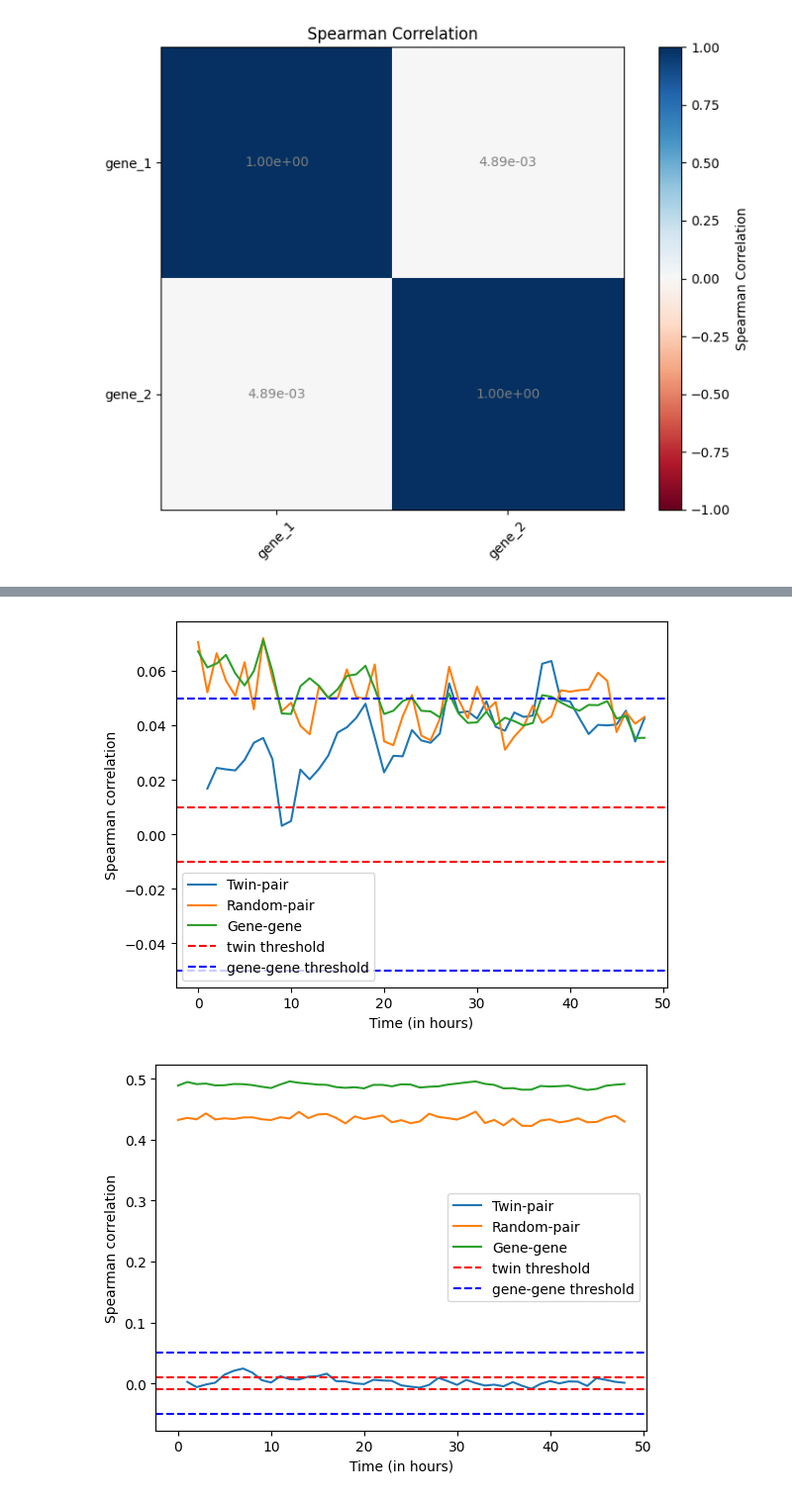
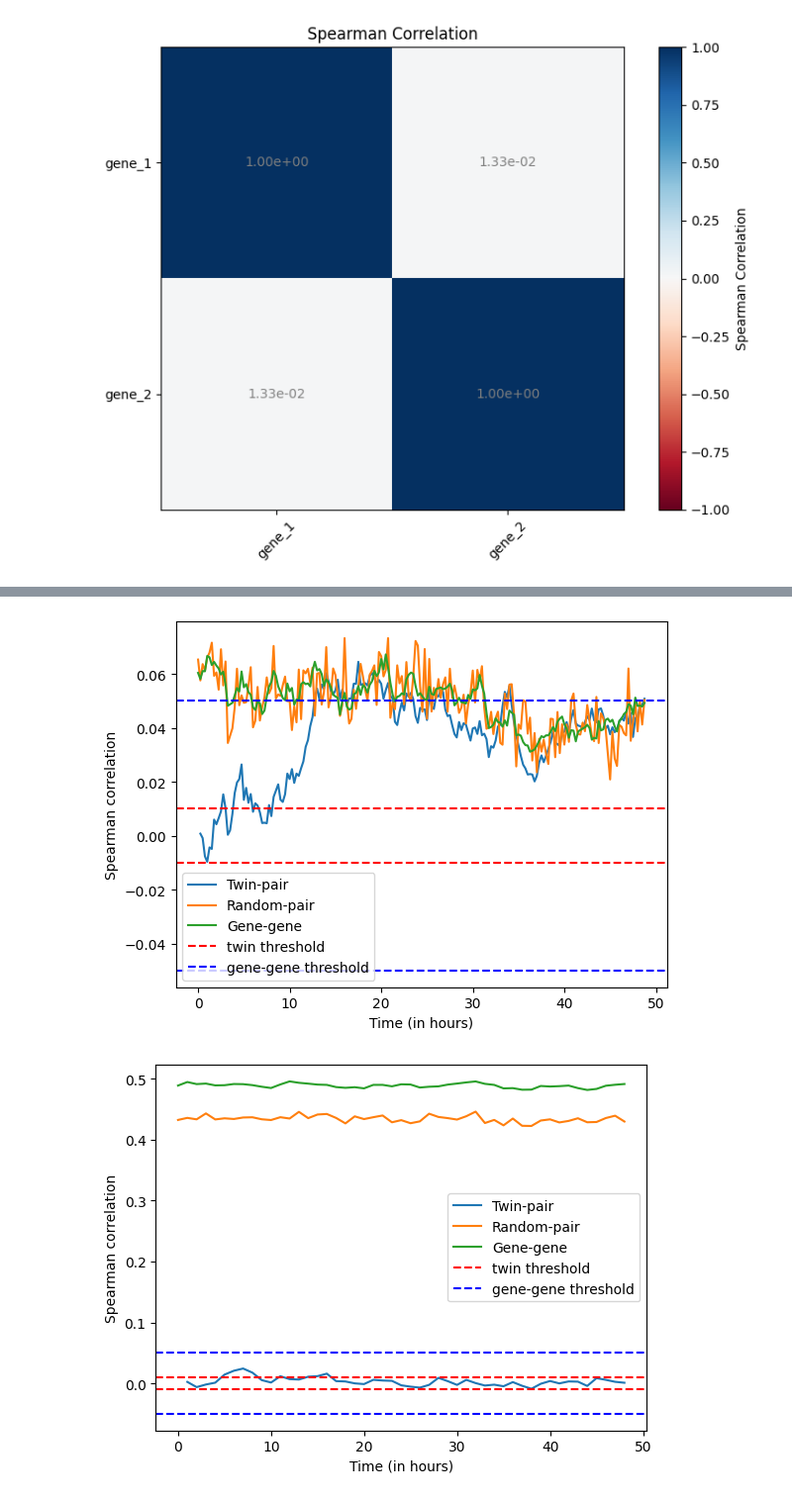
Before and after one commit to Keerthana910234/grnInference, a Jupyter notebook: analysis_code/correlation_calculation/correlation_calculation.ipynb, the cells around one changed output, grey strips where cells are left out. Shown: that part at 99% size. Saved outputs shown, nothing was run; the diff lists cells and outputs as text; code cells hidden in the pictures.

```diff
--- a/analysis_code/correlation_calculation/correlation_calculation.ipynb
+++ b/analysis_code/correlation_calculation/correlation_calculation.ipynb
@@ -370,18 +370,18 @@ def get_cross_correlations(df, time_points, genes):
 # %% [markdown]
 ### Running the code for selected simulation
 # %%
-sim_path = "/home/mzo5929/Keerthana/grnInference/simulation_data/median_parameter_simulations/simulations/df_row_0_1_14072025_175926_ncells_10000_A_to_B_9c7f0cd0.csv"
+sim_path = "/home/mzo5929/Keerthana/grnInference/simulation_data/median_parameter_simulations/simulations/df_row_10_11_12_14072025_233548_ncells_10000_A_to_B_to_C_73acd23c.csv"
 path_to_matrix = "/home/mzo5929/Keerthana/grnInference/simulation_data/median_parameter_simulations/simulation_details/interaction_matrix_positive.txt"
 time_points = [5,10,15,20]
 genes = ["gene_1_mRNA", "gene_2_mRNA"]
 df = pd.read_csv(sim_path)
 # %%
 #2 states
-# df_state1 = pd.read_csv("/home/mzo5929/Keerthana/grnInference/simulation_data/median_parameter_simulations/simulations/df_rows_25_26_16072025_093653_ncells_10000_A_B_only_lower_k_on_03db176a.csv")
-# df_state2 = pd.read_csv("/home/mzo5929/Keerthana/grnInference/simulation_data/median_parameter_simulations/simulations/df_rows_27_28_16072025_100413_ncells_10000_A_B_only_higher_k_on_aa330570.csv")
+# df_state1 = pd.read_csv("/home/mzo5929/Keerthana/grnInference/simulation_data/median_parameter_simulations/simulations/df_rows_25_26_17072025_110021_ncells_10000_A_to_B_only_lower_k_on_1_0a32d32b.csv")
+# df_state2 = pd.read_csv("/home/mzo5929/Keerthana/grnInference/simulation_data/median_parameter_simulations/simulations/df_rows_27_28_17072025_134923_ncells_10000_A_to_B_only_higher_k_on_4_0c9809b9.csv")
 # df = pd.concat([df_state1, df_state2])
 
-df = pd.read_csv("/home/mzo5929/Keerthana/grnInference/simulation_data/median_parameter_simulations/simulations/df_row_0_1_14072025_175926_ncells_10000_A_to_B_9c7f0cd0.csv")
+# df = pd.read_csv("/home/mzo5929/Keerthana/grnInference/simulation_data/median_parameter_simulations/simulations/df_row_0_1_14072025_175926_ncells_10000_A_to_B_9c7f0cd0.csv")
 # %%
 param_index = extract_param_index(sim_path)
 param_df = pd.read_csv("/home/mzo5929/Keerthana/grnInference/simulation_data/median_parameter_simulations/simulation_details/median_param.csv", index_col = 0)
@@ -468,7 +468,7 @@ import matplotlib.pyplot as plt
 from scipy.stats import spearmanr
 
 # ----- Parameters -----
-time = 10
+time = 5*4
 n_genes = 2
 gene_list = [f"gene_{i}" for i in range(1, n_genes + 1)]
 columns_interest = [f"{gene}_mRNA" for gene in gene_list]
@@ -581,37 +553,37 @@ def dict_to_matrix(correlation_dict, gene_list):
     return matrix
 
 for time in time_points:
     # if time > 1500:
     #     continue
     # Assume updated_df is already defined and contains 'replicate', 'timestep', and mRNA columns
     singleTime_df = df[df['time_step'] == time]
     gene_gene_corr = spearmanr(singleTime_df['gene_1_mRNA'], singleTime_df['gene_2_mRNA']).correlation
     # Split into replicates
     rep_0_t1 = singleTime_df[singleTime_df['replicate'] == 1].reset_index(drop=True)
     rep_1_t1 = singleTime_df[singleTime_df['replicate'] == 2].reset_index(drop=True)
     rep_shuffled_t1 = rep_1_t1.sample(frac = 1).reset_index(drop=True)
 
 
     # Compute correlation matrix
     correlation_dict = calculate_correlation(rep_0_t1, rep_1_t1)
     corr_rand_dict = calculate_correlation(rep_0_t1, rep_shuffled_t1)
     corr_list.append(correlation_dict['gene_1-gene_2'])
     rand_corr_list.append(corr_rand_dict['gene_1-gene_2'])
     gene_corr.append(gene_gene_corr)
 
-plt.plot(time_points, corr_list, label = "Twin-pair")
-plt.plot(time_points, rand_corr_list, label = "Random-pair")
-plt.plot(time_points, gene_corr, label = "Gene-gene")
+plt.plot(time_points/4, corr_list, label = "Twin-pair")
+plt.plot(time_points/4, rand_corr_list, label = "Random-pair")
+plt.plot(time_points/4, gene_corr, label = "Gene-gene")
 plt.xlabel('Time (in hours)')
 plt.ylabel('Spearman correlation')
 plt.axhline(0.01, linestyle = "--",  color = "red",label = "twin threshold")
 plt.axhline(-0.01, linestyle = "--",  color = "red",)
 plt.axhline(0.05, linestyle = "--", color = "blue", label = "gene-gene threshold")
 plt.axhline(-0.05, linestyle = "--", color = "blue",)
 plt.legend()
 plt.show()
 # %% [output]
-[figure, old version]
+[figure, new version]
 # %%
 # updated_df = updated_df[updated_df['timestep'] < 1500]
 time_points = df['time_step'].unique()
```
Also changed, not shown: parts of 10 cells of this notebook, 3 other files.
